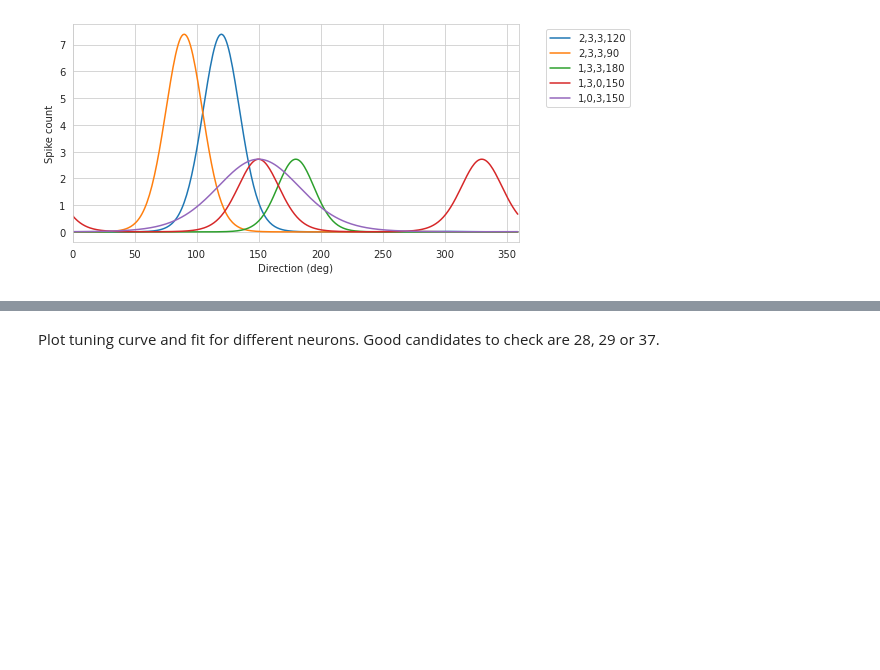
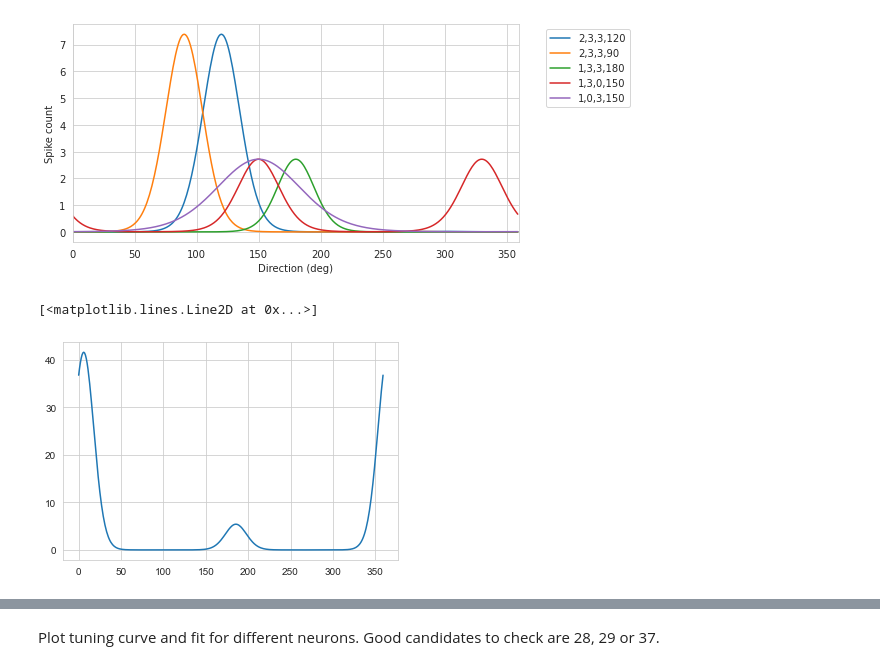
Before and after one commit to mdittschar/NDS, a Jupyter notebook: CodingLab5.ipynb, the cells around one changed output, grey strips where cells are left out. Saved outputs shown, nothing was run; the diff lists cells and outputs as text; code cells hidden in the pictures; blank space fills up the shorter version.

```diff
--- a/CodingLab5.ipynb
+++ b/CodingLab5.ipynb
@@ -360,3 +385,12 @@ plt.figure(figsize=(8,4))
 plt.show()
 # %% [markdown]
 ![fig_cl5_t3_0](embedded-picture-1)
+# %%
+dirs, counts = get_data(spikes, 32)
+counts_m = counts.reshape((11, len(np.unique(dirs))))
+opt, _ = curve_fit(vonMises, dirs, counts)
+vm_fit = vonMises(np.linspace(0,360,num=360), *opt)
+plt.plot(vm_fit)
+# %% [output]
+[<matplotlib.lines.Line2D at 0x...>]
+[figure, added]
```
Also changed, not shown: parts of 14 cells of this notebook.
